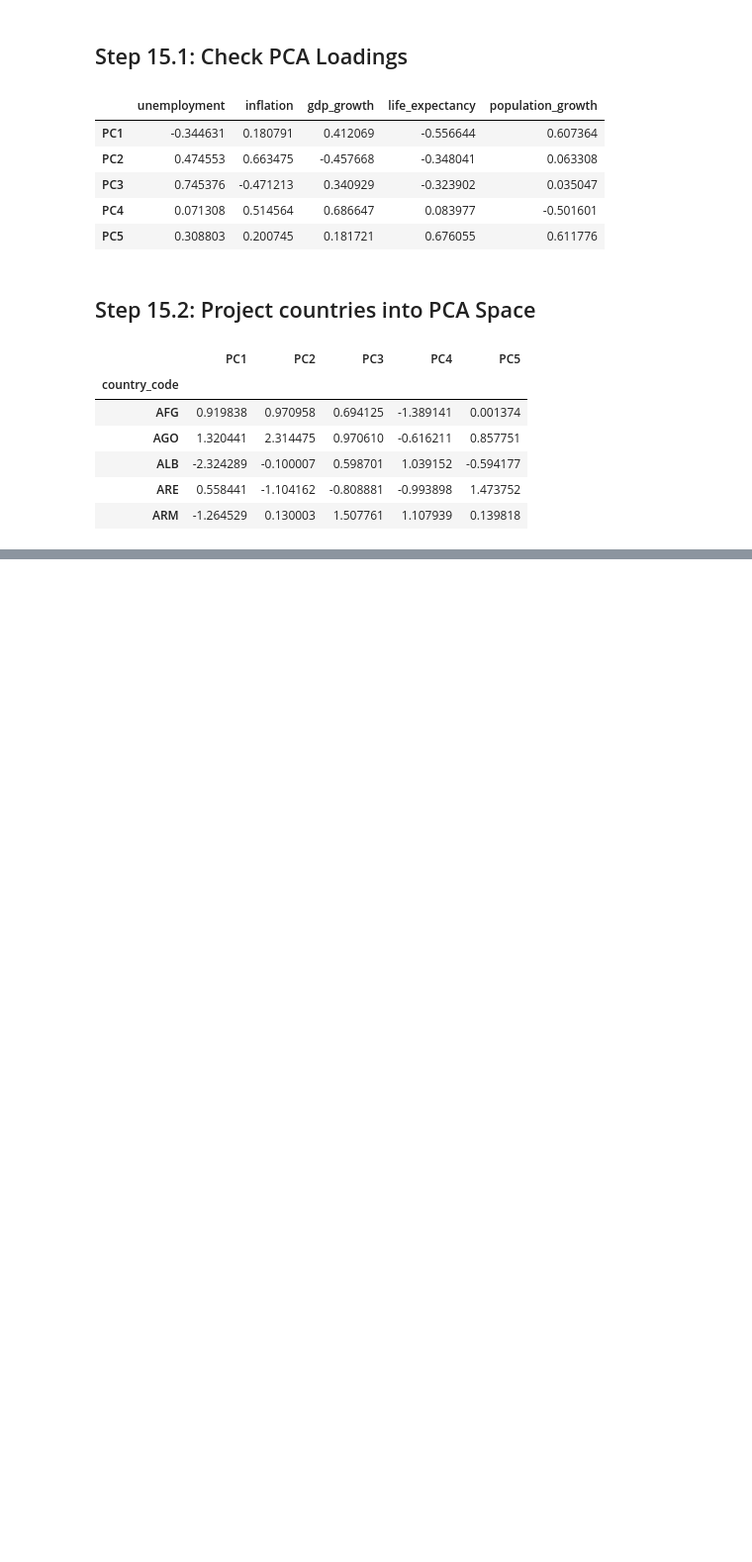
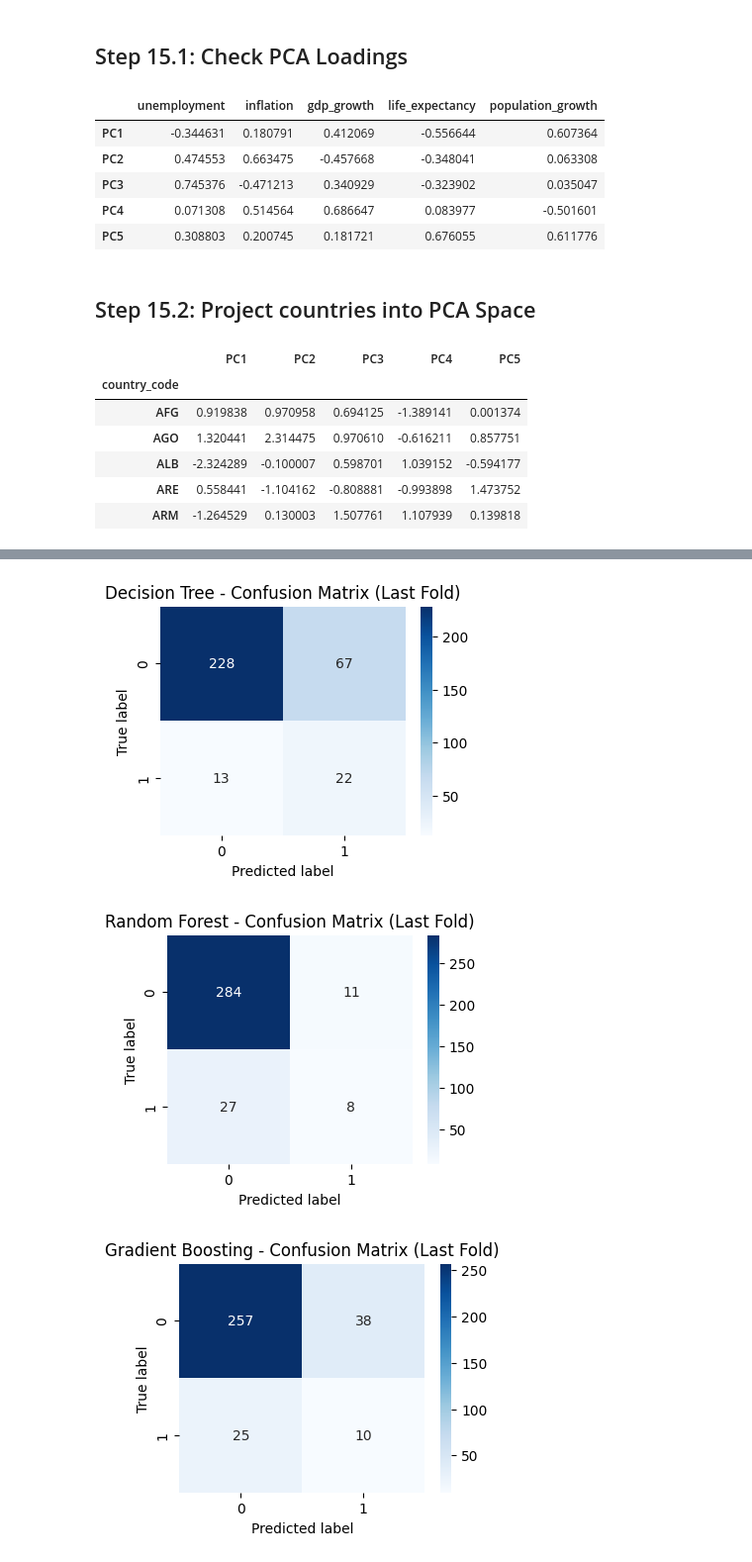
Before and after one commit to tendai-codes/worldbank_unemployment_linear_algebra_project, a Jupyter notebook: notebook_worldbank_linear_algebra.ipynb, the cells around one changed output, grey strips where cells are left out. Shown at 99% size. Cells and saved outputs as stored; diff of their text form; code cells hidden in the pictures; blank space fills up the shorter version.

```diff
--- a/notebook_worldbank_linear_algebra.ipynb
+++ b/notebook_worldbank_linear_algebra.ipynb
@@ -1362,0 +1683,6 @@ fig.show()
+# %%
+for model_name, confusion_list in all_confusions.items():
+    print(f"\n=== {model_name} ===")
+    for item in confusion_list:
+        print(f"\nFold {item['fold']}")
+        print(item["confusion_matrix"])
@@ -1362,0 +1707,17 @@ fig.show()
+# %%
+import matplotlib.pyplot as plt
+import seaborn as sns
+
+for model_name, confusion_list in all_confusions.items():
+    cm = confusion_list[-1]["confusion_matrix"]
+
+    plt.figure(figsize=(4, 3))
+    sns.heatmap(cm, annot=True, fmt="d", cmap="Blues")
+    plt.title(f"{model_name} - Confusion Matrix (Last Fold)")
+    plt.xlabel("Predicted label")
+    plt.ylabel("True label")
+    plt.show()
+# %% [output]
+[figure, added]
+[figure, added]
+[figure, added]
```
Also changed, not shown: parts of 20 cells of this notebook.
